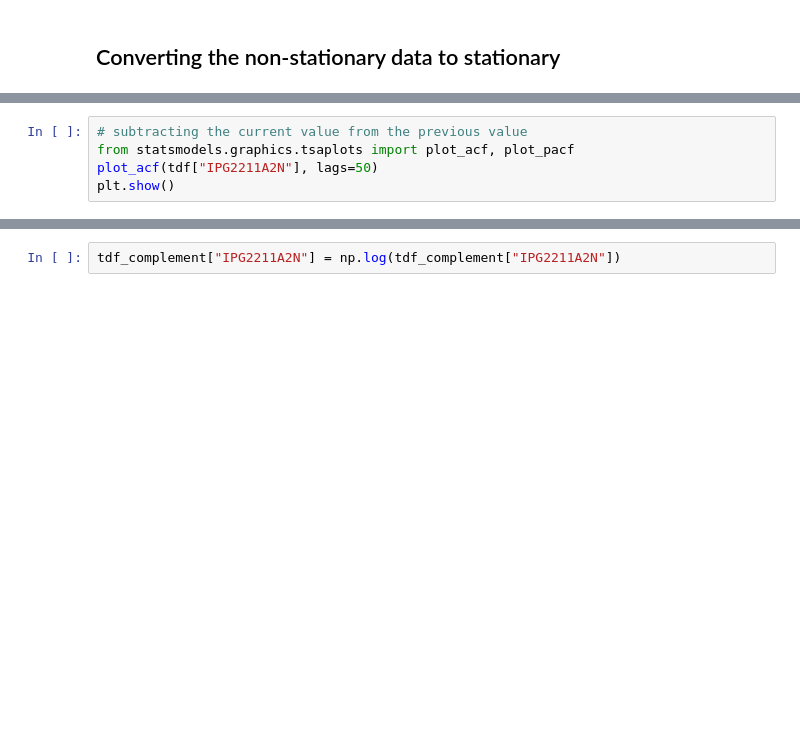
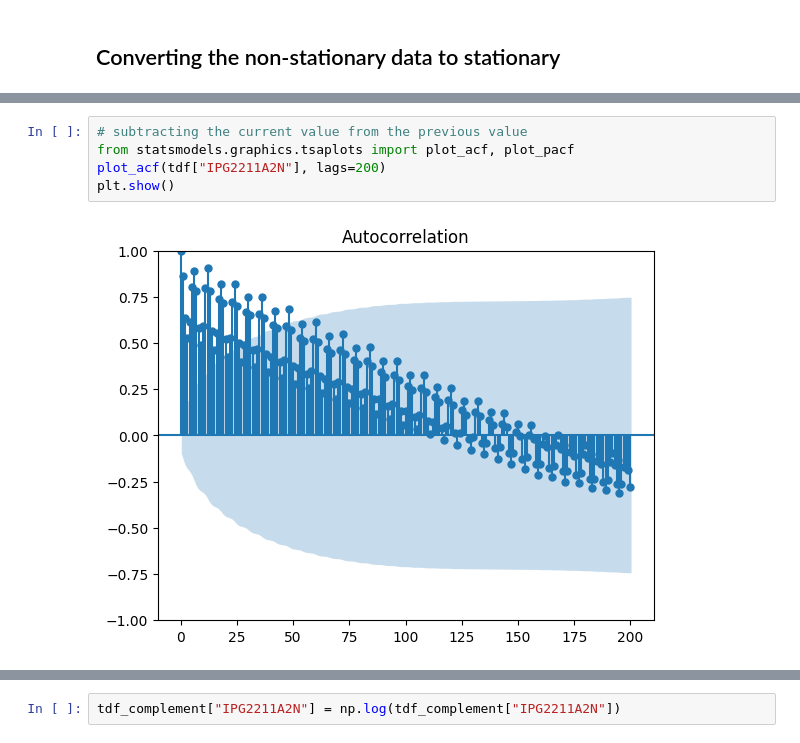
Before and after one commit to injilashah/TSD, a Jupyter notebook: starter_pack.ipynb, the cells around one changed output, grey strips where cells are left out. Drawn from its saved outputs; the diff is of its cells as text; blank space fills up the shorter version.

```diff
--- a/starter_pack.ipynb
+++ b/starter_pack.ipynb
@@ -202,8 +211,10 @@ tdf.head()
 # %%
 # subtracting the current value from the previous value
 from statsmodels.graphics.tsaplots import plot_acf, plot_pacf
-plot_acf(tdf["IPG2211A2N"], lags=50)
+plot_acf(tdf["IPG2211A2N"], lags=200)
 plt.show()
+# %% [output]
+[figure, added]
 # %%
 # checking for variance
 rolling_std = tdf["IPG2211A2N"].rolling(window=12).std()
```
Also changed, not shown: parts of 11 cells of this notebook.
